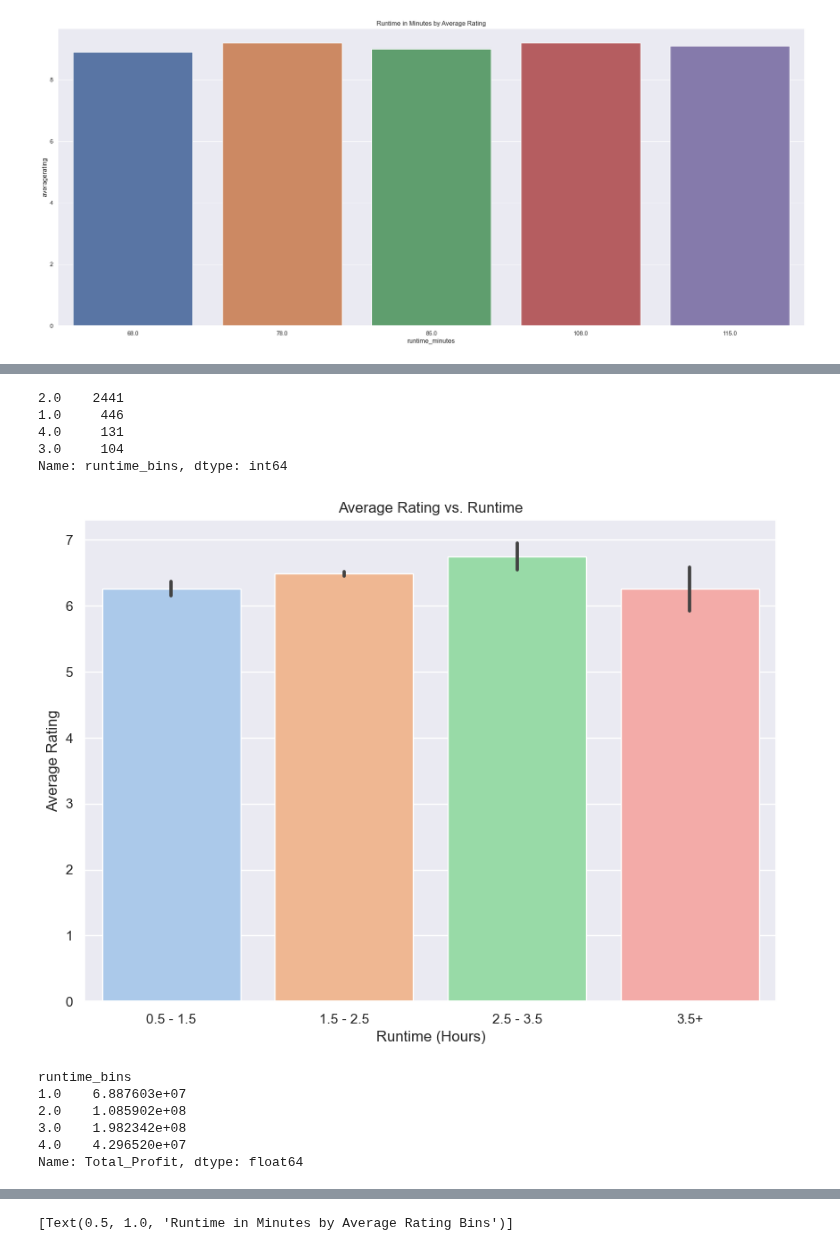
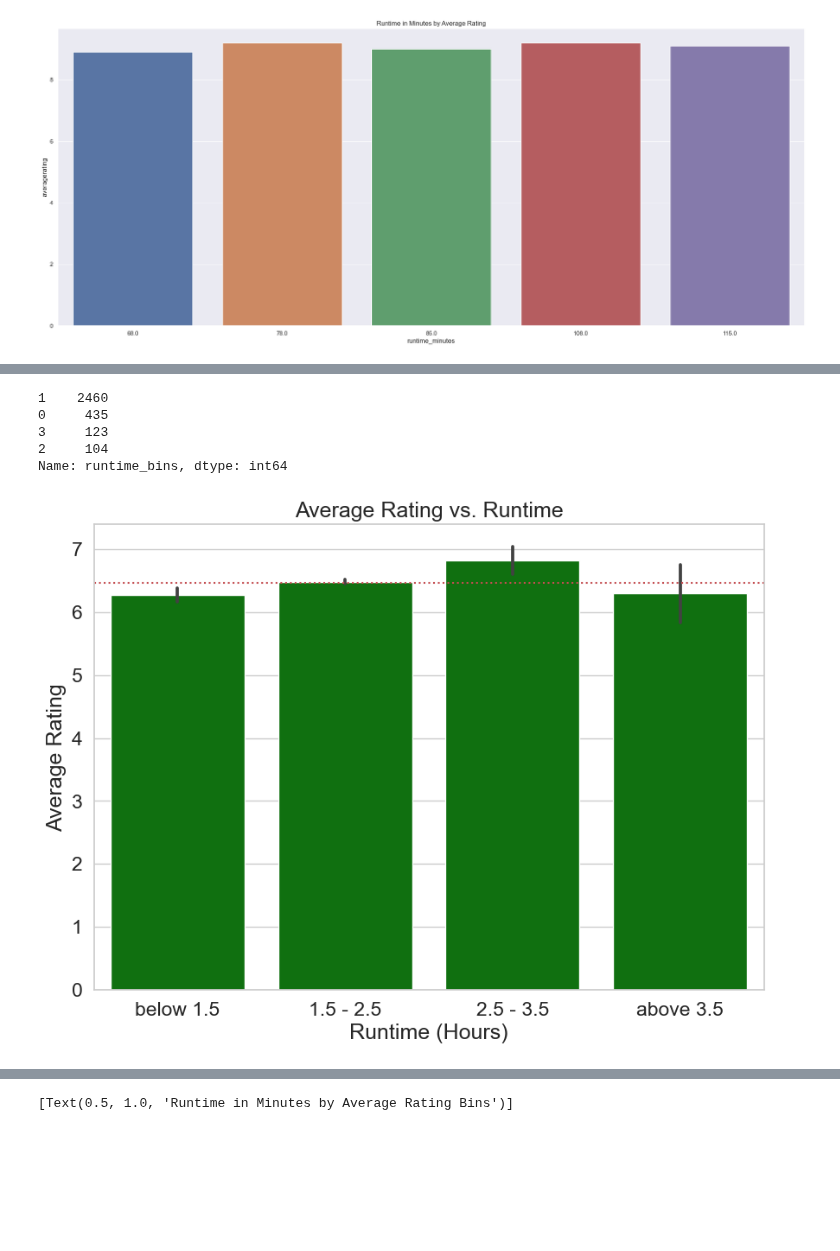
Before and after one commit to jacrivera/AI-Academy-Semester-1-Capstone-Group-5, a Jupyter notebook: Final-Workbook.ipynb, the cells around one changed output, grey strips where cells are left out. Drawn from its saved outputs; the diff is of its cells as text; code cells hidden in the pictures; blank space fills up the shorter version.

Commit message:
Updated and cleaned up runtime visualizations/binning

```diff
--- a/Final-Workbook.ipynb
+++ b/Final-Workbook.ipynb
@@ -318,20 +318,21 @@ sns.barplot(data = new_df_top_5, x = 'runtime_minutes', y = 'averagerating').set
 [figure]
 # %%
 # runtime bins
-bins = [30, 90, 150, 210, 270] # bins of 0-0.5 hours, 0.5-1.5 hours, 1.5-2.5 hours, 2.5-3.5 hours, 3.5+ hours
-for index, row in master_df.iterrows():
+binned_df = master_df.copy()
+bins = [90, 150, 210, 270] # bins of under 1.5 hours, 1.5-2.5 hours, 2.5-3.5 hours, 3.5+ hours
+runtime_bins = []
+for index, row in binned_df.iterrows():
     runtime = row['runtime_minutes']
     if runtime < bins[0]:
-        master_df.at[index,'runtime_bins'] = 0
+        runtime_bins.append(0)
     elif runtime < bins[1]:
-        master_df.at[index,'runtime_bins'] = 1
+        runtime_bins.append(1)
     elif runtime < bins[2]:
-        master_df.at[index,'runtime_bins'] = 2
-    elif runtime < bins[3]:
-        master_df.at[index,'runtime_bins'] = 3
+        runtime_bins.append(2)
     else:
-        master_df.at[index,'runtime_bins'] = 4
-master_df.head()
+        runtime_bins.append(3)
+binned_df['runtime_bins'] = runtime_bins
+binned_df[binned_df['runtime_bins'] == 0]
 # %% [output]
 |  | studio | domestic_gross | foreign_gross | year | release_date | production_budget | worldwide_gross | ... |
 | movie |  |  |  |  |  |  |  | ... |
@@ -343,31 +351,27 @@ master_df.head()
 # %%
-master_df['runtime_bins'].value_counts()
+binned_df['runtime_bins'].value_counts()
 # %% [output]
-2.0    2441
-1.0     446
-4.0     131
-3.0     104
+1    2460
+0     435
+3     123
+2     104
 Name: runtime_bins, dtype: int64
+# %%
+master_df["Profit%"] = ((master_df.Total_Profit)/master_df.production_budget)*100
+binned_df["Profit%"] = ((binned_df.Total_Profit)/binned_df.production_budget)*100
 # %%
 fix, ax = plt.subplots()
 sns.set(rc={"figure.figsize":(10, 7)})
-plot = sns.barplot(data = master_df, x = 'runtime_bins', y = 'averagerating', palette = 'pastel').set(title = 'Average Rating vs. Runtime')
-ax.set_xticklabels(["0.5 - 1.5","1.5 - 2.5","2.5 - 3.5","3.5+"])
+sns.set_theme(style="whitegrid", font_scale=1.5)
+runtime_df = binned_df[binned_df['runtime_bins'] != 0]
+plot = sns.barplot(data = binned_df, x = 'runtime_bins', y = 'averagerating', color = 'green').set(title = 'Average Rating vs. Runtime')
+ax.set_xticklabels(["below 1.5","1.5 - 2.5","2.5 - 3.5","above 3.5"])
+ax.axhline(y = binned_df['averagerating'].mean(), color='r', linestyle='dotted')
 ax.set_xlabel("Runtime (Hours)")
 ax.set_ylabel("Average Rating")
 plt.show()
 # %% [output]
-[figure, old version]
+[figure, new version]
-# %%
-group_means = master_df.groupby(['runtime_bins'])['Total_Profit'].mean()
-group_means
-# %% [output]
-runtime_bins
-1.0    6.887603e+07
-2.0    1.085902e+08
-3.0    1.982342e+08
-4.0    4.296520e+07
-Name: Total_Profit, dtype: float64
 # %%
 import matplotlib.ticker as ticker
 fix, ax = plt.subplots()
```
Also changed, not shown: parts of 5 cells of this notebook.
